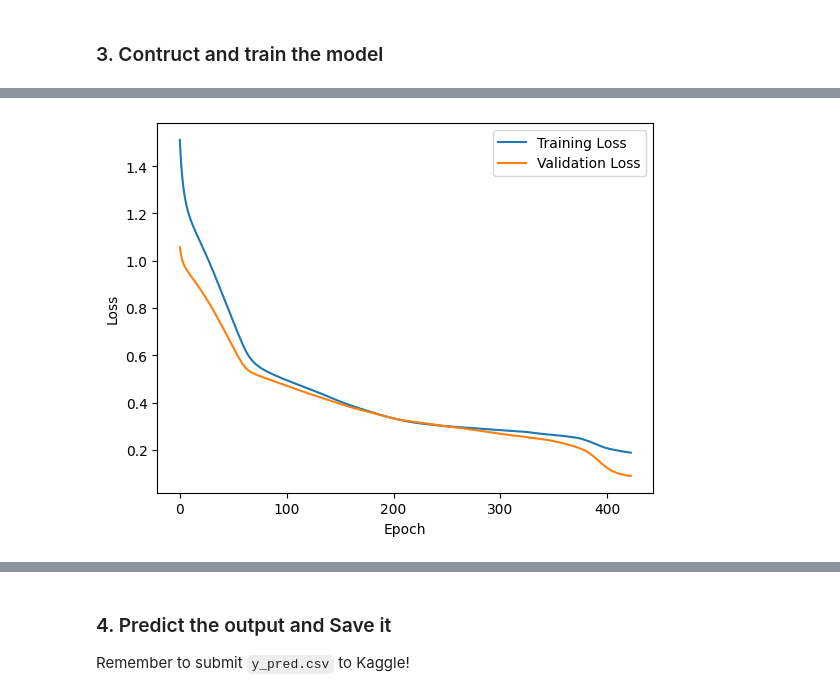
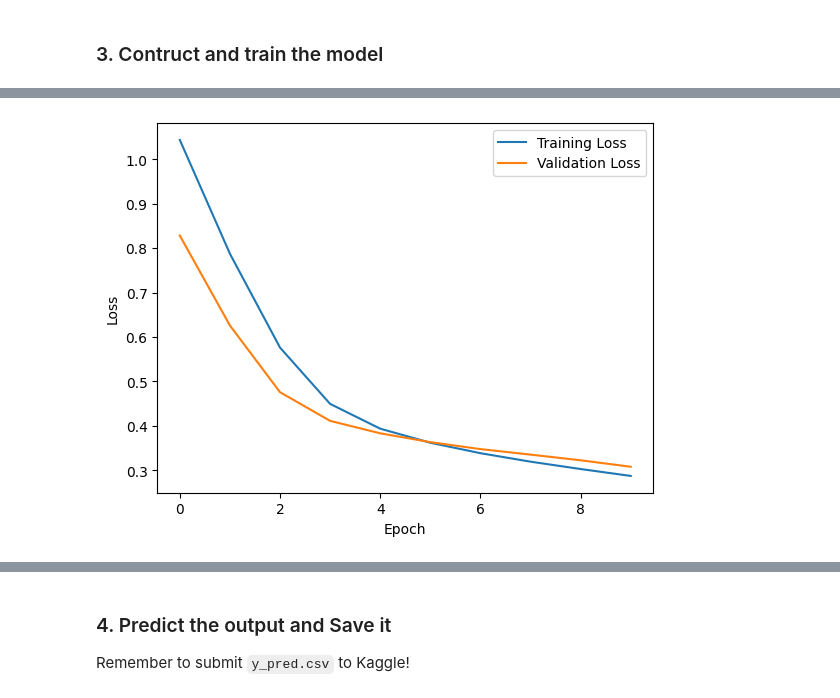
Before and after one commit to weixiang0470/NTHU, a Jupyter notebook: Machine_Learning/Labs/Lab6/Lab6.ipynb, the cells around one changed output, grey strips where cells are left out. Cells and saved outputs as stored; diff of their text form; code cells hidden in the pictures.

```diff
--- a/Machine_Learning/Labs/Lab6/Lab6.ipynb
+++ b/Machine_Learning/Labs/Lab6/Lab6.ipynb
@@ -469,8 +469,8 @@ class Model():
             total_loss = 0
             ### START CODE HERE ###
             num_batches = X_train.shape[0]//batch_size    # Calculate the number of batches
-            if(reduce):
-                    if(epoch%50==0):learning_rate*=reduce_rate
+            # if(reduce):
+            #         if(epoch%50==0):learning_rate*=reduce_rate
             ### END CODE HERE ###
 
             # with tqdm(total=num_batches, desc=f"Epoch {epoch + 1}/{epochs}", unit="batch") as pbar:
@@ -519,7 +519,7 @@ class Model():
 
                 ### START CODE HERE ###
                 # Same as above in batch
-                y_pred = y_pred = self.forward(X_batch)
+                y_pred = self.forward(X_batch)
                 # Compute loss
                 if loss_function == 'cce':
                     loss = compute_CCE_loss(y_pred,y_batch)
@@ -986,14 +972,9 @@ print(f"X_test shape: {X_test.shape}")
 
 ### START CODE HERE ###
 def normalize_data(X):
-    # 計算每個特徵軸的均值和標準差
-    mean = np.mean(X, axis=(0, 1), keepdims=True)  # 對樣本和時間步計算均值
-    std = np.std(X, axis=(0, 1), keepdims=True)    # 對樣本和時間步計算標準差
-
-    # 避免標準差為 0 的情況
+    mean = np.mean(X, axis=(0, 1), keepdims=True)
+    std = np.std(X, axis=(0, 1), keepdims=True)
     std[std == 0] = 1
-
-    # 標準化數據
     X_normalized = (X - mean) / std
     return X_normalized
 # Define the validation ratio in your preferred way
@@ -1001,7 +982,7 @@ def normalize_data(X):
 # 2. Split the X_train, y_train data into train & validation set.
 # print(y_train)
 y_train = np.eye(3)[y_train.flatten()]
-validation_ratio = 0.15
+validation_ratio = 0.1
 total = X_train.shape[0]
 val_size = round(validation_ratio * total)
 # print(size)
@@ -1052,21 +1033,22 @@ for i in range(3):              # Change the range to visualize more samples
 ### START CODE HERE ###
 # Construct the model & Set the parameters.
 input_size = 6  # Number of input features (1 for single sine wave value)
-rnn_units = 256  # Number of units in the RNN layer
-dense_units = 32  # Number of units in the Dense layer
+rnn_units = 512  # Number of units in the RNN layer
+dense_units = 64  # Number of units in the Dense layer
 output_size = 3  # Number of output classes
 reduce = False
 reduce_rate = 0.5
 
 model = Model()
 model.add(RNN(input_size, rnn_units))
-# model.add(RNN(rnn_units, rnn_units//2))
+model.add(Activation("relu", None))
+# model.add(RNN(rnn_units, rnn_units))
 model.add(Dense(rnn_units, dense_units))
 model.add(Activation("relu", None))
 model.add(Dense(dense_units, output_size))
 model.add(Activation("softmax", None))
 # Train the model
-model.train(X_train, y_train, X_val, y_val, epochs=1000, learning_rate=0.001, batch_size = 64, loss_function='cce')
+model.train(X_train, y_train, X_val, y_val, epochs=10, learning_rate=0.01, batch_size = 32, loss_function='cce')
 
 ### END CODE HERE ###
 # Plot the training and validation losses
@@ -1092 +1077 @@ Validation loss increased :  0.00043799329070545734
-[figure, old version]
+[figure, new version]
```
Also changed, not shown: parts of 7 cells of this notebook, 29 other files.
